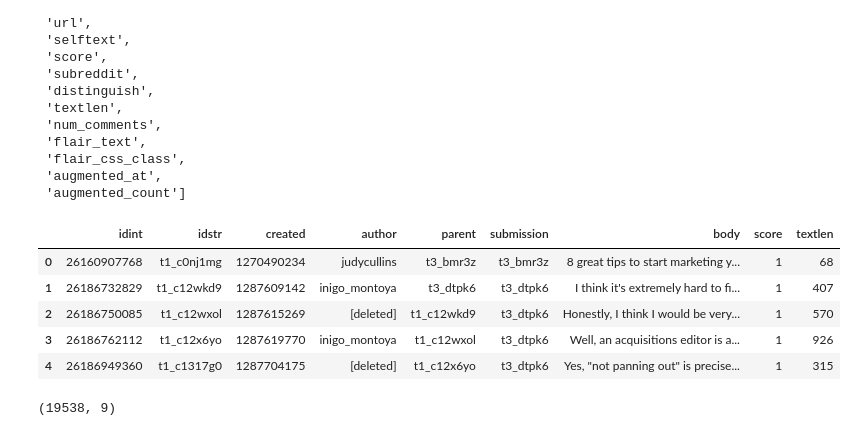
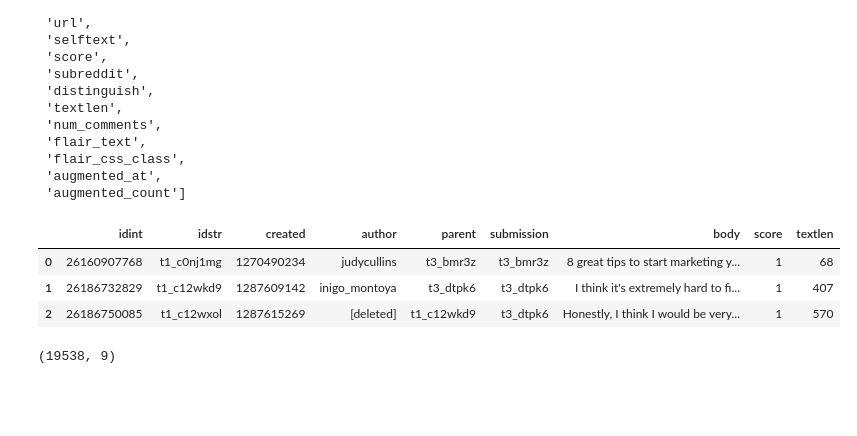
Before and after one commit to meiqingli/dssj_summer2022, a Jupyter notebook: dssj_publishing.ipynb, the cells around one changed output. Cells and saved outputs as stored; diff of their text form; code cells hidden in the pictures; blank space fills up the shorter version.

```diff
--- a/dssj_publishing.ipynb
+++ b/dssj_publishing.ipynb
@@ -90,14 +86,12 @@ df_comments_short = df_comments.drop(['subreddit', 'distinguish'], axis=1)
 df_posts_short = df_posts.drop(['subreddit', 'url', 'distinguish', 'flair_text', 'flair_css_class', 'augmented_at', 'augmented_count'], axis=1)
 # %%
 # To visualize the new dfs
-df_comments_short.head()
+df_comments_short.head(3)
 # %% [output]
 |  | idint | idstr | created | author | parent | submission | body | score | textlen |
 | 0 | 26160907768 | t1_c0nj1mg | 1270490234 | judycullins | t3_bmr3z | t3_bmr3z | 8 great tips to start marketing y... | 1 | 68 |
 | 1 | 26186732829 | t1_c12wkd9 | 1287609142 | inigo_montoya | t3_dtpk6 | t3_dtpk6 | I think it's extremely hard to fi... | 1 | 407 |
 | 2 | 26186750085 | t1_c12wxol | 1287615269 | [deleted] | t1_c12wkd9 | t3_dtpk6 | Honestly, I think I would be very... | 1 | 570 |
-| 3 | 26186762112 | t1_c12x6yo | 1287619770 | inigo_montoya | t1_c12wxol | t3_dtpk6 | Well, an acquisitions editor is a... | 1 | 926 |
-| 4 | 26186949360 | t1_c1317g0 | 1287704175 | [deleted] | t1_c12x6yo | t3_dtpk6 | Yes, "not panning out" is precise... | 1 | 315 |
 # %%
 df_comments_short.shape
 # %% [output]
```
Also changed, not shown: parts of 68 cells of this notebook.
